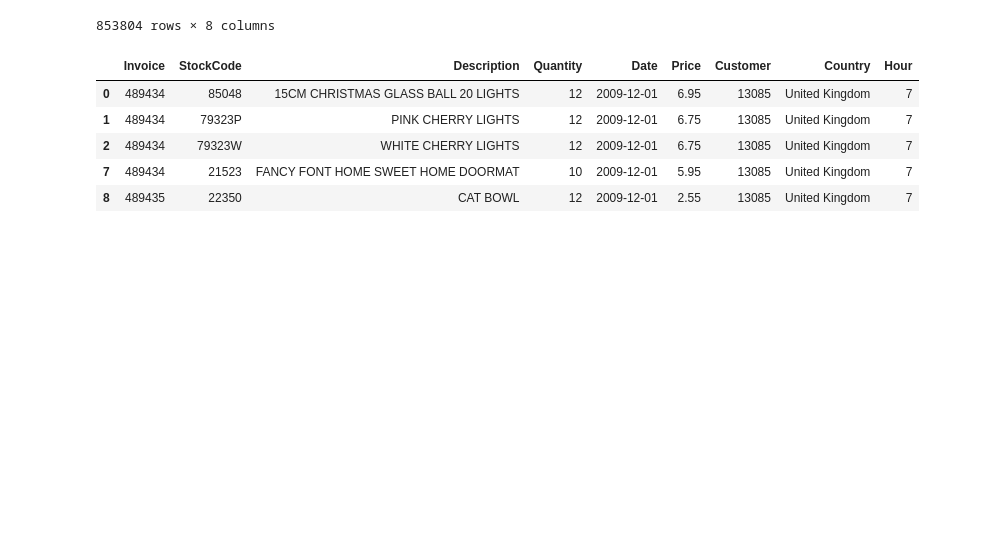
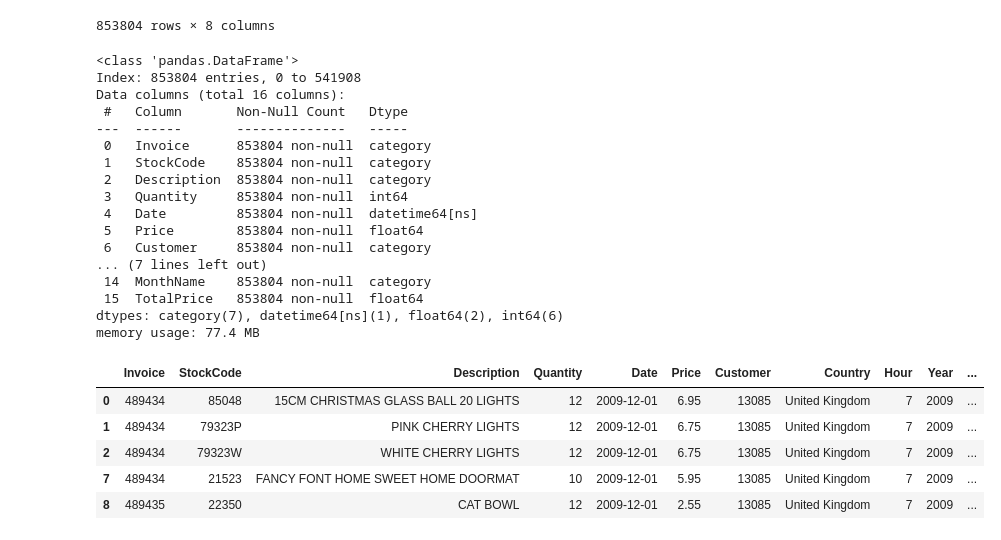
Before and after one commit to hansdarmawann/online-retail-ii-wrangling-1, a Jupyter notebook: notebooks/code.ipynb, the cells around one changed output. Drawn from its saved outputs; the diff is of its cells as text; code cells hidden in the pictures; blank space fills up the shorter version.

Commit message:
Extract date infos and add totalprice columns.

```diff
--- a/notebooks/code.ipynb
+++ b/notebooks/code.ipynb
@@ -272,17 +257,45 @@ df
 | 541908 | 581587 | 22138 | BAKING SET 9 PIECE RETROSPOT | 3 | 2011-12-09 12:49:59.999999721 | 4.95 | 12680 | France |
 853804 rows × 8 columns
 # %%
-df['Hour'] = df['Date'].dt.hour
+df = df.assign(
+    Hour = df['Date'].dt.hour.astype('int64'),
+    Year = df['Date'].dt.year.astype('int64'),
+    Month = df['Date'].dt.month.astype('int64'),
+    Day = df['Date'].dt.day.astype('int64'),
+    Week = df['Date'].dt.isocalendar().week.astype('int64'),
+    DayName = df['Date'].dt.day_name().astype('category'),
+    MonthName = df['Date'].dt.month_name().astype('category')
+)
+# %%
+df['TotalPrice'] = (df['Quantity'] * df['Price']).astype('float64')
 # %%
 df['Date'] = df['Date'].dt.normalize()
 # %%
 df.to_csv('../datasets/online-retail-ii-cleaned.csv.gz', sep=';')
 # %%
+df.info()
 df.head()
 # %% [output]
+<class 'pandas.DataFrame'>
+Index: 853804 entries, 0 to 541908
+Data columns (total 16 columns):
+ #   Column       Non-Null Count   Dtype
+---  ------       --------------   -----
+ 0   Invoice      853804 non-null  category
+ 1   StockCode    853804 non-null  category
+ 2   Description  853804 non-null  category
+ 3   Quantity     853804 non-null  int64
+ 4   Date         853804 non-null  datetime64[ns]
+ 5   Price        853804 non-null  float64
+ 6   Customer     853804 non-null  category
+... (7 lines left out)
+ 14  MonthName    853804 non-null  category
+ 15  TotalPrice   853804 non-null  float64
+dtypes: category(7), datetime64[ns](1), float64(2), int64(6)
+memory usage: 77.4 MB
-|  | Invoice | StockCode | Description | Quantity | Date | Price | Customer | Country | Hour |
-| 0 | 489434 | 85048 | 15CM CHRISTMAS GLASS BALL 20 LIGHTS | 12 | 2009-12-01 | 6.95 | 13085 | United Kingdom | 7 |
-| 1 | 489434 | 79323P | PINK CHERRY LIGHTS | 12 | 2009-12-01 | 6.75 | 13085 | United Kingdom | 7 |
-| 2 | 489434 | 79323W | WHITE CHERRY LIGHTS | 12 | 2009-12-01 | 6.75 | 13085 | United Kingdom | 7 |
-| 7 | 489434 | 21523 | FANCY FONT HOME SWEET HOME DOORMAT | 10 | 2009-12-01 | 5.95 | 13085 | United Kingdom | 7 |
-| 8 | 489435 | 22350 | CAT BOWL | 12 | 2009-12-01 | 2.55 | 13085 | United Kingdom | 7 |
+|  | Invoice | StockCode | Description | Quantity | Date | Price | Customer | Country | Hour | Year | ... |
+| 0 | 489434 | 85048 | 15CM CHRISTMAS GLASS BALL 20 LIGHTS | 12 | 2009-12-01 | 6.95 | 13085 | United Kingdom | 7 | 2009 | ... |
+| 1 | 489434 | 79323P | PINK CHERRY LIGHTS | 12 | 2009-12-01 | 6.75 | 13085 | United Kingdom | 7 | 2009 | ... |
+| 2 | 489434 | 79323W | WHITE CHERRY LIGHTS | 12 | 2009-12-01 | 6.75 | 13085 | United Kingdom | 7 | 2009 | ... |
+| 7 | 489434 | 21523 | FANCY FONT HOME SWEET HOME DOORMAT | 10 | 2009-12-01 | 5.95 | 13085 | United Kingdom | 7 | 2009 | ... |
+| 8 | 489435 | 22350 | CAT BOWL | 12 | 2009-12-01 | 2.55 | 13085 | United Kingdom | 7 | 2009 | ... |
```
Also changed, not shown: parts of 1 cell of this notebook, 1 other file.
